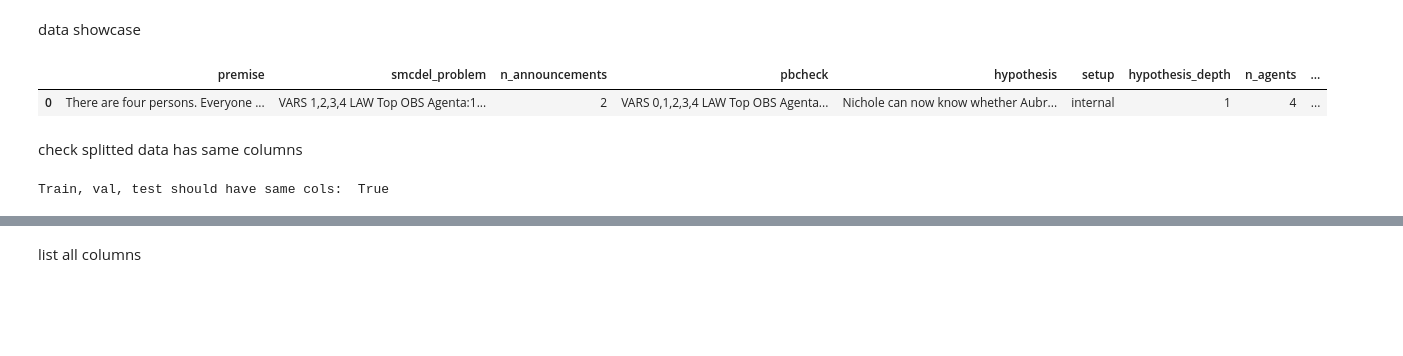
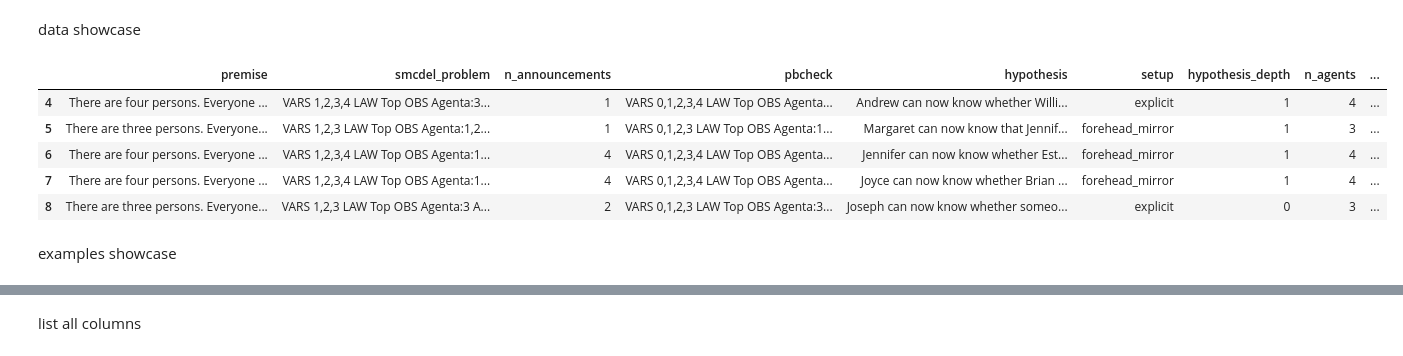
Before and after one commit to RutaTang/ToM-LM, a Jupyter notebook: main.ipynb, the cells around one changed output, grey strips where cells are left out. Saved outputs shown, nothing was run; the diff lists cells and outputs as text; code cells hidden in the pictures; blank space fills up the shorter version.

```diff
--- a/main.ipynb
+++ b/main.ipynb
@@ -36,22 +41,25 @@ palette = lambda n: sns.color_palette('rocket', n)
 # %% [markdown]
 ## 1. Load Data
 # %%
+# since the dataset is not used as any training process, we can load the whole dataset
 dataset = load_dataset("sileod/mindgames", cache_dir='./data')
-train = pd.DataFrame(dataset['train'])
-val = pd.DataFrame(dataset['validation'])
-test = pd.DataFrame(dataset['test'])
+d1 = pd.DataFrame(dataset['test'])
+all_data = pd.concat([d1])
+examples = pd.DataFrame(dataset['train']).groupby('setup').apply(lambda x: x.sample(1, random_state=random_state)).reset_index(drop=True)
+all_data = all_data.drop(examples.index)
+all_data = all_data.dropna()
 # %% [markdown]
 ## 2. Data Exploration
 # %% [markdown]
 data showcase
 # %%
-train.head(1)
+all_data.head(5)
 # %% [output]
 |  | premise | smcdel_problem | n_announcements | pbcheck | hypothesis | setup | hypothesis_depth | n_agents | ... |
-| 0 | There are four persons. Everyone ... | VARS 1,2,3,4 LAW Top OBS Agenta:1... | 2 | VARS 0,1,2,3,4 LAW Top OBS Agenta... | Nichole can now know whether Aubr... | internal | 1 | 4 | ... |
+| 4 | There are four persons. Everyone ... | VARS 1,2,3,4 LAW Top OBS Agenta:3... | 1 | VARS 0,1,2,3,4 LAW Top OBS Agenta... | Andrew can now know whether Willi... | explicit | 1 | 4 | ... |
+| 5 | There are three persons. Everyone... | VARS 1,2,3 LAW Top OBS Agenta:1,2... | 1 | VARS 0,1,2,3 LAW Top OBS Agenta:1... | Margaret can now know that Jennif... | forehead_mirror | 1 | 3 | ... |
+| 6 | There are four persons. Everyone ... | VARS 1,2,3,4 LAW Top OBS Agenta:1... | 4 | VARS 0,1,2,3,4 LAW Top OBS Agenta... | Jennifer can now know whether Est... | forehead_mirror | 1 | 4 | ... |
+| 7 | There are four persons. Everyone ... | VARS 1,2,3,4 LAW Top OBS Agenta:1... | 4 | VARS 0,1,2,3,4 LAW Top OBS Agenta... | Joyce can now know whether Brian ... | forehead_mirror | 1 | 4 | ... |
+| 8 | There are three persons. Everyone... | VARS 1,2,3 LAW Top OBS Agenta:3 A... | 2 | VARS 0,1,2,3 LAW Top OBS Agenta:3... | Joseph can now know whether someo... | explicit | 0 | 3 | ... |
 # %% [markdown]
-check splitted data has same columns
+examples showcase
-# %%
-print("Train, val, test should have same cols: ", list(train.columns) == list(val.columns) == list(test.columns))
-# %% [output]
-Train, val, test should have same cols:  True
```
Also changed, not shown: parts of 54 cells of this notebook, 27 other files.
